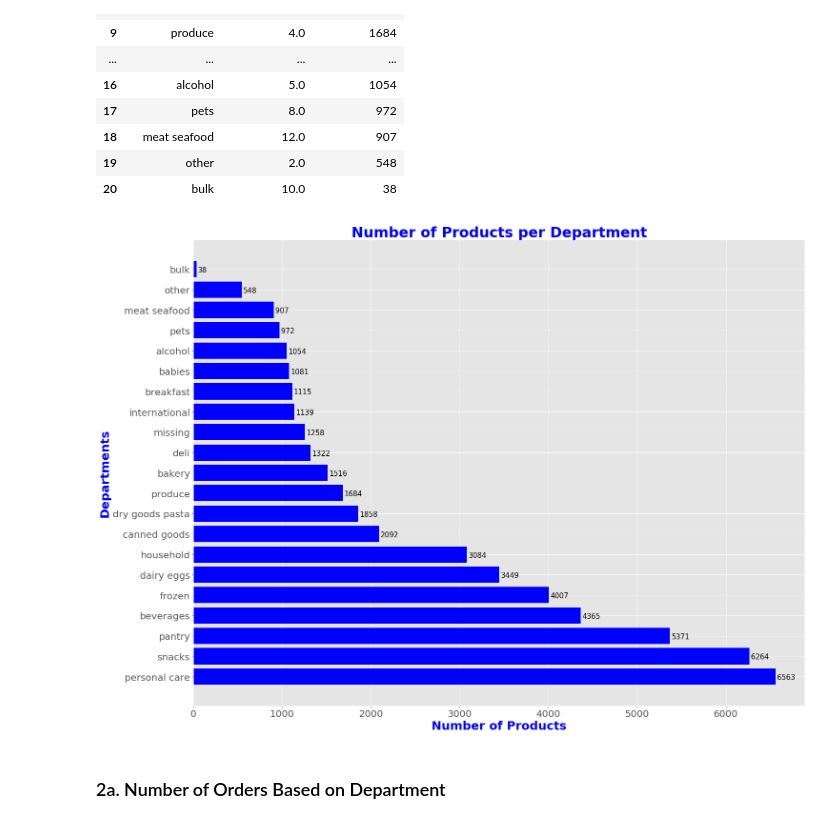
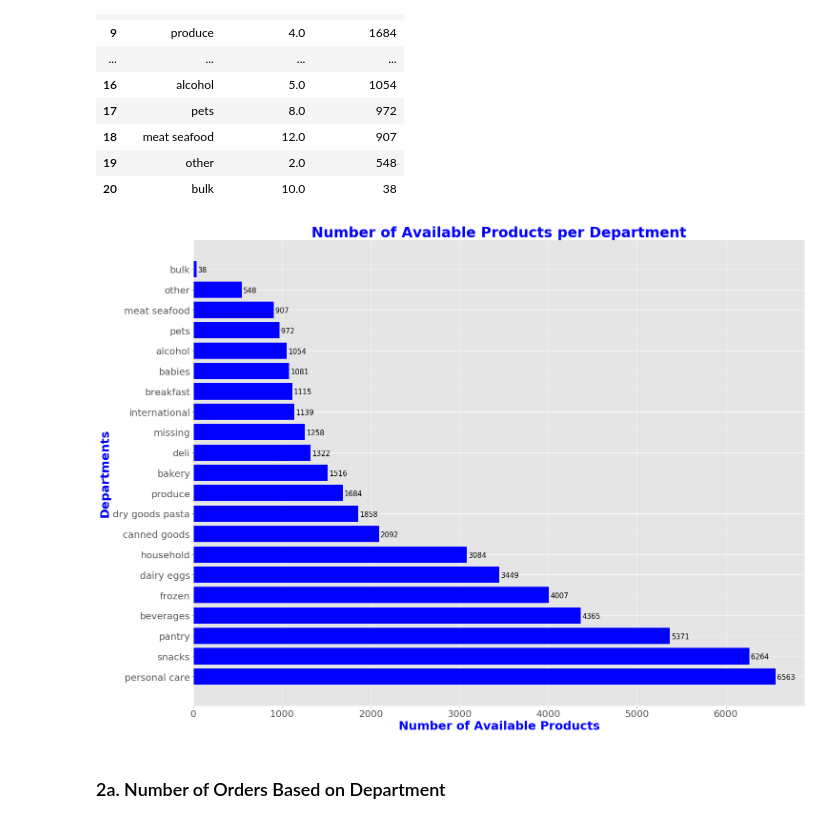
Before and after one commit to WinrichSy/Capstone_Instagram, a Jupyter notebook: Capstone 1 Instacart.ipynb, the cells around one changed output. Drawn from its saved outputs; the diff is of its cells as text; code cells hidden in the pictures.

```diff
--- a/Capstone 1 Instacart.ipynb
+++ b/Capstone 1 Instacart.ipynb
@@ -347,20 +347,20 @@ products_per_dept_df
 # %%
 #1b.2 Bar Graph Number of Products offered per department
 #TODO: done
 color = 'blue'
 fig, ax = plt.subplots(figsize=(23,18))
 items = ax.barh(products_per_dept_df['department'], products_per_dept_df['product_count'], color = color, align='center')
 plt.xticks(size = 20, rotation=0)
 plt.yticks(size = 20)
-plt.xlabel('Number of Products', size=25, color=color, weight='bold')
+plt.xlabel('Number of Available Products', size=25, color=color, weight='bold')
 plt.ylabel('Departments', size=25, color=color, weight='bold')
-plt.title('Number of Products per Department', fontsize=30, color=color, weight='bold')
+plt.title('Number of Available Products per Department', fontsize=30, color=color, weight='bold')
 
 autolabel_h(items)
 
 plt.show()
 # %% [output]
-[figure, old version]
+[figure, new version]
 # %% [markdown]
 ### 2a. Number of Orders Based on Department
 # %%
```
Also changed, not shown: parts of 13 cells of this notebook.
